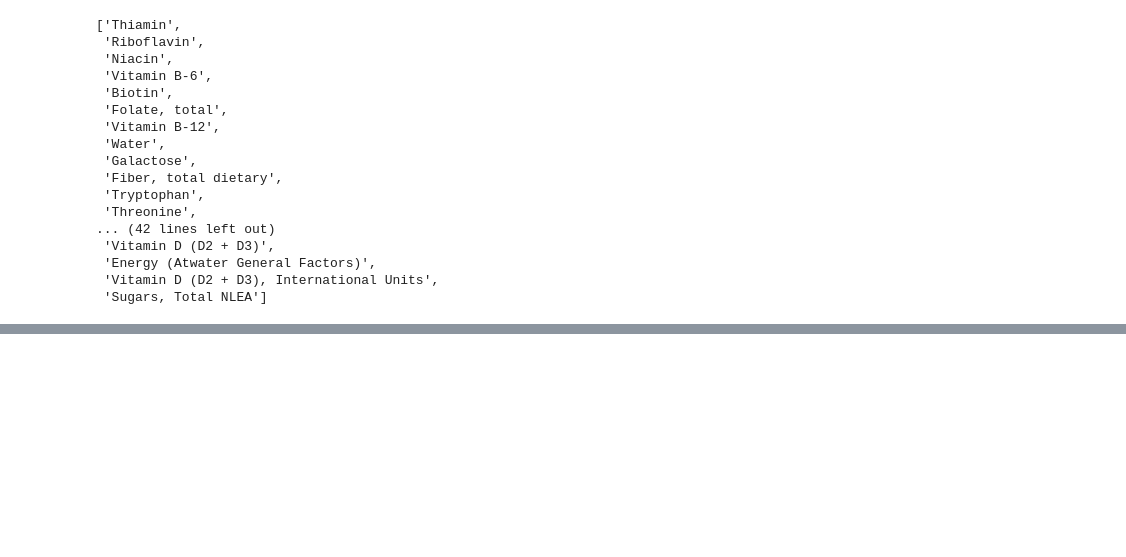
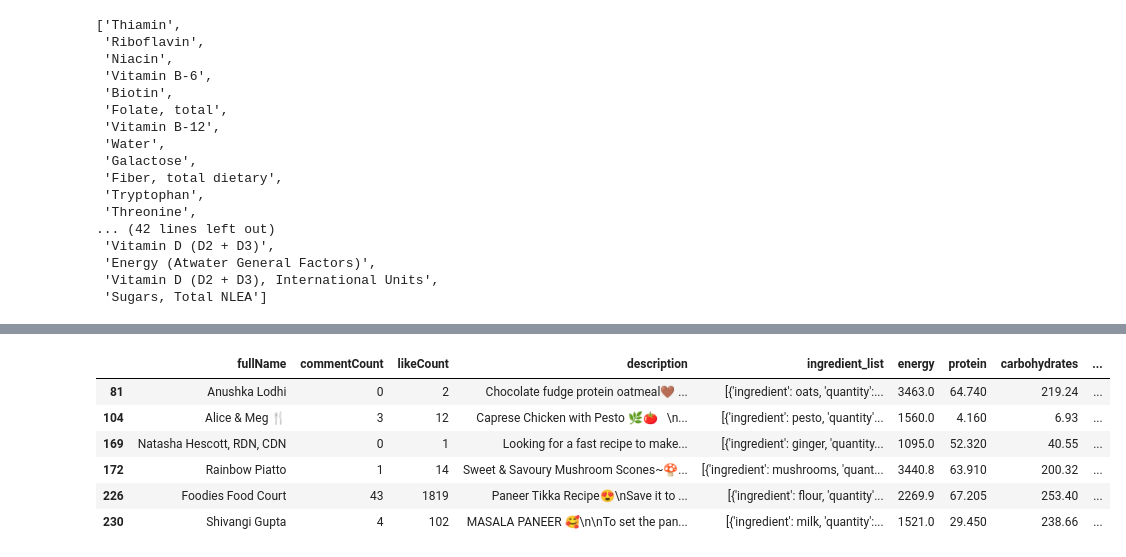
Before and after one commit to maxkirwan/nutrition-insta, a Jupyter notebook: Recipe Classification/NER tagger on preprocessed data/using_model_detect_ingredient_list.ipynb, the cells around one changed output, grey strips where cells are left out. Saved outputs shown, nothing was run; the diff lists cells and outputs as text; code cells hidden in the pictures; blank space fills up the shorter version.

```diff
--- a/Recipe Classification/NER tagger on preprocessed data/using_model_detect_ingredient_list.ipynb
+++ b/Recipe Classification/NER tagger on preprocessed data/using_model_detect_ingredient_list.ipynb
@@ -249,13 +249,13 @@ def get_usda_info_json(ingredient):
         ],
         'pageSize' : 1,
         'pageNumber' : 1,
-        'sortBy': 'fdcId',
-        'sortOrder': 'desc',
+        'sortBy': 'dataType.keyword',
+        'sortOrder': 'asc',
     }
 
     response = requests.post('https://api.nal.usda.gov/fdc/v1/foods/list', params=params, headers=headers, json=json_data)
 
-    return response.json()[0]
+    return response.json()
 # %%
 get_usda_info_json('peanut butter')
 # %% [output]
@@ -278,0 +402,6 @@ get_usda_info_json('peanut butter')
+# %%
+small_posts = posts.head(50)
+# %%
+nutrient_cols = ['energy','protein','carbohydrates','sugars','sodium','fiber']
+
+small_posts[nutrient_cols] = small_posts['ingredients'].apply(calc_nutrient_levels_recipe).apply(convert_dict_to_series)
@@ -278,0 +470,10 @@ get_usda_info_json('peanut butter')
+# %%
+small_posts[['fullName', 'commentCount', 'likeCount', 'description', 'ingredient_list', 'energy', 'protein', 'carbohydrates', 'sugars', 'sodium', 'fiber']].head(6)
+# %% [output]
+|  | fullName | commentCount | likeCount | description | ingredient_list | energy | protein | carbohydrates | ... |
+| 81 | Anushka Lodhi | 0 | 2 | Chocolate fudge protein oatmeal🤎 ... | [{'ingredient': oats, 'quantity':... | 3463.0 | 64.740 | 219.24 | ... |
+| 104 | Alice & Meg 🍴 | 3 | 12 | ⁣Caprese Chicken with Pesto 🌿🍅⠀\n... | [{'ingredient': pesto, 'quantity'... | 1560.0 | 4.160 | 6.93 | ... |
+| 169 | Natasha Hescott, RDN, CDN | 0 | 1 | Looking for a fast recipe to make... | [{'ingredient': ginger, 'quantity... | 1095.0 | 52.320 | 40.55 | ... |
+| 172 | Rainbow Piatto | 1 | 14 | Sweet & Savoury Mushroom Scones~🍄... | [{'ingredient': mushrooms, 'quant... | 3440.8 | 63.910 | 200.32 | ... |
+| 226 | Foodies Food Court | 43 | 1819 | Paneer Tikka Recipe😍\nSave it to ... | [{'ingredient': flour, 'quantity'... | 2269.9 | 67.205 | 253.40 | ... |
+| 230 | Shivangi Gupta | 4 | 102 | MASALA PANEER 🥰\n\nTo set the pan... | [{'ingredient': milk, 'quantity':... | 1521.0 | 29.450 | 238.66 | ... |
```
Also changed, not shown: parts of 9 cells of this notebook.
